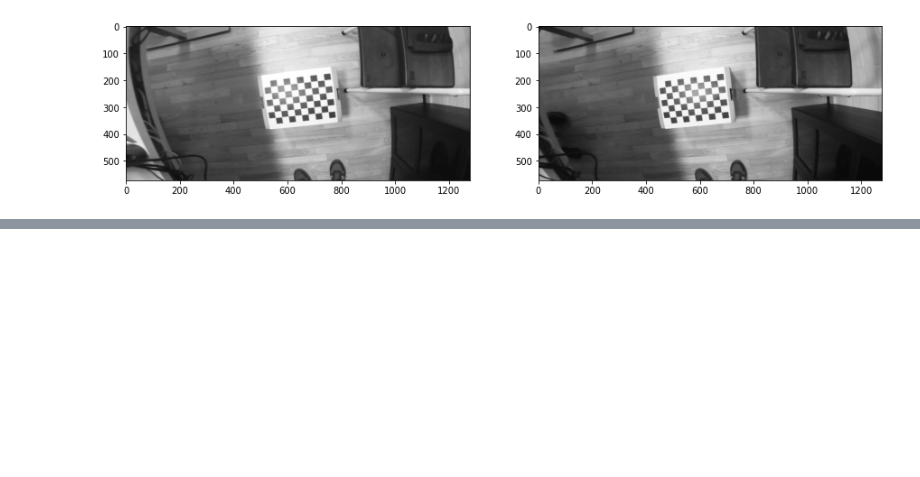
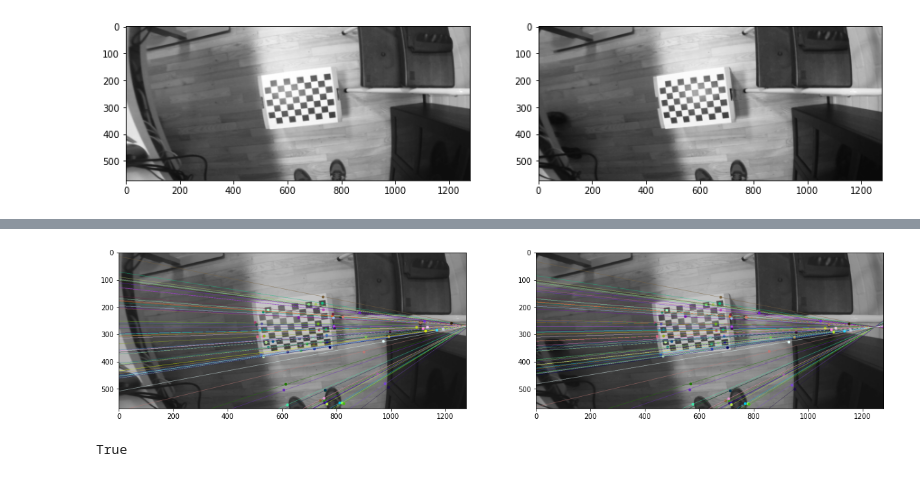
Before and after one commit to aswinanilvarkey96/perception-for-autonomous-systems, a Jupyter notebook: notebooks/week_4/project/mini-project-4.ipynb, the cells around one changed output, grey strips where cells are left out. Cells and saved outputs as stored; diff of their text form; code cells hidden in the pictures; blank space fills up the shorter version.

```diff
--- a/notebooks/week_4/project/mini-project-4.ipynb
+++ b/notebooks/week_4/project/mini-project-4.ipynb
@@ -99,0 +156,54 @@ axarr[1].imshow(gray_right_undistort)
+# %%
+# ------------------------------------------------------------
+# STEREO RECTIFICATION
+
+# Calculate the fundamental matrix for the cameras
+# https://docs.opencv.org/master/da/de9/tutorial_py_epipolar_geometry.html
+pts1 = np.int32(pts1)
+pts2 = np.int32(pts2)
+fundamental_matrix, inliers = cv2.findFundamentalMat(pts1, pts2, cv2.FM_RANSAC)
+
+# We select only inlier points
+pts1 = pts1[inliers.ravel() == 1]
+pts2 = pts2[inliers.ravel() == 1]
+# %%
+# Visualize epilines
+# Adapted from: https://docs.opencv.org/master/da/de9/tutorial_py_epipolar_geometry.html
+def drawlines(img1src, img2src, lines, pts1src, pts2src):
+    ''' img1 - image on which we draw the epilines for the points in img2
+        lines - corresponding epilines '''
+    r, c = img1src.shape
+    img1color = cv2.cvtColor(img1src, cv2.COLOR_GRAY2BGR)
+    img2color = cv2.cvtColor(img2src, cv2.COLOR_GRAY2BGR)
+    # Edit: use the same random seed so that two images are comparable!
+    np.random.seed(0)
+    for r, pt1, pt2 in zip(lines, pts1src, pts2src):
+        color = tuple(np.random.randint(0, 255, 3).tolist())
+        x0, y0 = map(int, [0, -r[2]/r[1]])
+        x1, y1 = map(int, [c, -(r[2]+r[0]*c)/r[1]])
+        img1color = cv2.line(img1color, (x0, y0), (x1, y1), color, 1)
+        img1color = cv2.circle(img1color, tuple(pt1), 5, color, -1)
+        img2color = cv2.circle(img2color, tuple(pt2), 5, color, -1)
+    return img1color, img2color
+
+
+# Find epilines corresponding to points in right image (second image) and
+# drawing its lines on left image
+lines1 = cv2.computeCorrespondEpilines(
+    pts2.reshape(-1, 1, 2), 2, fundamental_matrix)
+lines1 = lines1.reshape(-1, 3)
+img5, img6 = drawlines(img1, img2, lines1, pts1, pts2)
+
+# Find epilines corresponding to points in left image (first image) and
+# drawing its lines on right image
+lines2 = cv2.computeCorrespondEpilines(
+    pts1.reshape(-1, 1, 2), 1, fundamental_matrix)
+lines2 = lines2.reshape(-1, 3)
+img3, img4 = drawlines(img2, img1, lines2, pts2, pts1)
+
+f, axarr = plt.subplots(1,2, figsize = (20,20))
+axarr[0].imshow(img5)
+axarr[1].imshow(img3)
+plt.show()
+# %% [output]
+[figure, added]
@@ -99,0 +218,9 @@ axarr[1].imshow(gray_right_undistort)
+# %%
+# Undistort (rectify) the images and save them
+# Adapted from: https://stackoverflow.com/a/62607343
+img1_rectified = cv2.warpPerspective(img1, H1, (w1, h1))
+img2_rectified = cv2.warpPerspective(img2, H2, (w2, h2))
+cv2.imwrite("rectified_1.png", img1_rectified)
+cv2.imwrite("rectified_2.png", img2_rectified)
+# %% [output]
+True
```
Also changed, not shown: parts of 7 cells of this notebook.
